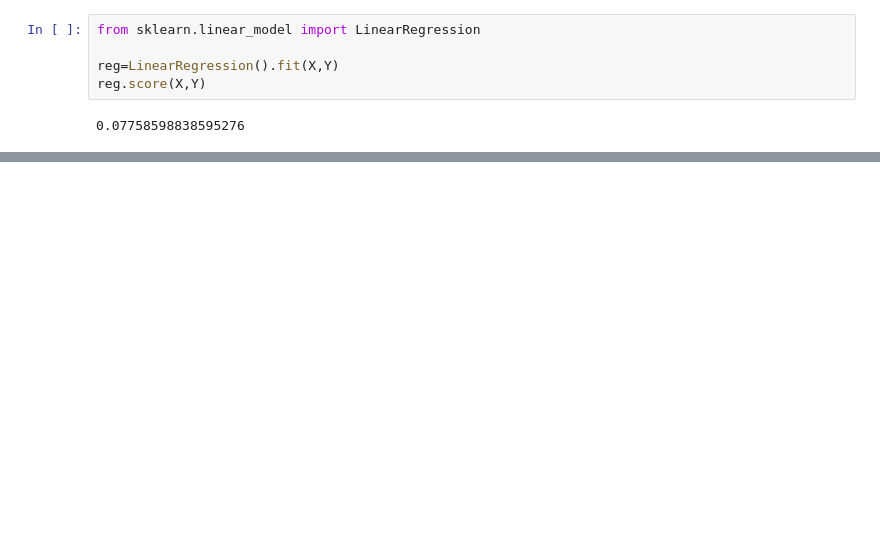
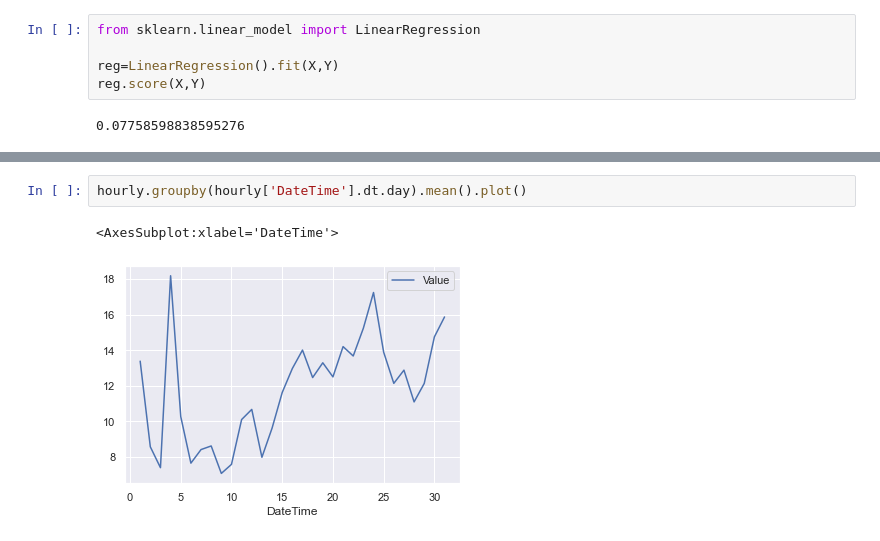
Before and after one commit to yulun-cd/IGS, a Jupyter notebook: DataAnalysis.ipynb, the cells around one changed output, grey strips where cells are left out. Cells and saved outputs as stored; diff of their text form; blank space fills up the shorter version.

```diff
--- a/DataAnalysis.ipynb
+++ b/DataAnalysis.ipynb
@@ -456,0 +601,5 @@ high.corr().round(3)
+# %%
+hourly.groupby(hourly['DateTime'].dt.day).mean().plot()
+# %% [output]
+<AxesSubplot:xlabel='DateTime'>
+[figure, added]
```
Also changed, not shown: parts of 40 cells of this notebook.
